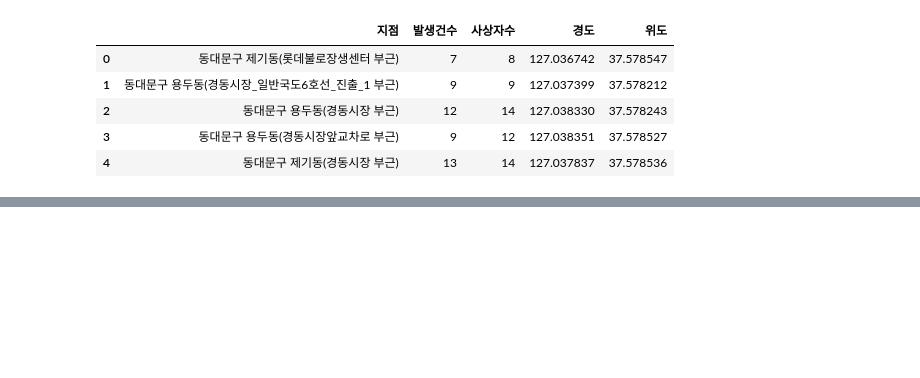
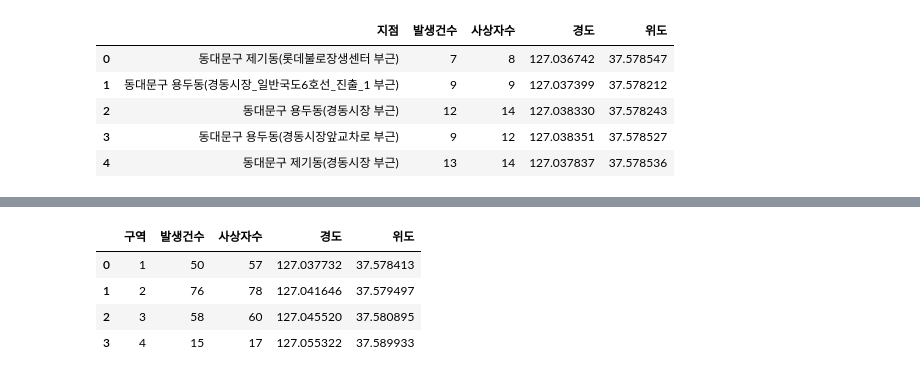
Before and after one commit to y7y1h13/StatisticsAnal, a Jupyter notebook: newPan/프로젝트/코드정리/고령자사고다발지역/사고다발지역 & 노인보호구역 선정.ipynb, the cells around one changed output, grey strips where cells are left out. Saved outputs shown, nothing was run; the diff lists cells and outputs as text; code cells hidden in the pictures; blank space fills up the shorter version.

```diff
--- a/newPan/프로젝트/코드정리/고령자사고다발지역/사고다발지역 & 노인보호구역 선정.ipynb
+++ b/newPan/프로젝트/코드정리/고령자사고다발지역/사고다발지역 & 노인보호구역 선정.ipynb
@@ -350,3 +322,12 @@ mapdata
 
 #     ).add_to(mapdata)
 # mapdata
+# %%
+all_a = pd.read_csv('../data/보행고령자 사고다발/동대문구 4개 비교.csv')
+all_a
+# %% [output]
+|  | 구역 | 발생건수 | 사상자수 | 경도 | 위도 |
+| 0 | 1 | 50 | 57 | 127.037732 | 37.578413 |
+| 1 | 2 | 76 | 78 | 127.041646 | 37.579497 |
+| 2 | 3 | 58 | 60 | 127.045520 | 37.580895 |
+| 3 | 4 | 15 | 17 | 127.055322 | 37.589933 |
```
Also changed, not shown: parts of 8 cells of this notebook, 7 other files.
